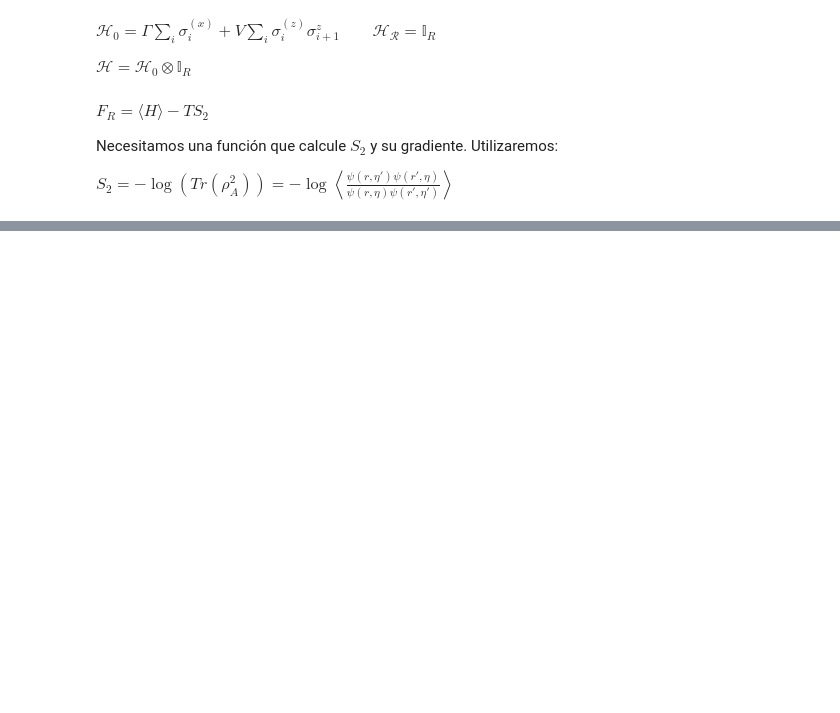
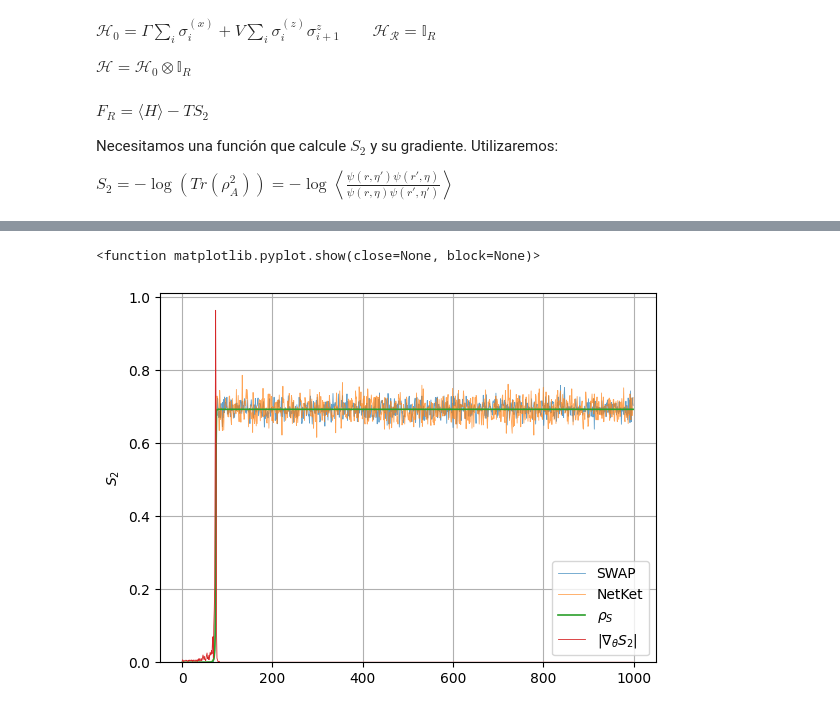
Before and after one commit to ismaelcastrouimp/TFM, a Jupyter notebook: Ancilla_Ising.ipynb, the cells around one changed output, grey strips where cells are left out. Saved outputs shown, nothing was run; the diff lists cells and outputs as text; code cells hidden in the pictures; blank space fills up the shorter version.

Commit message:
SR+SGD optimization into function

```diff
--- a/Ancilla_Ising.ipynb
+++ b/Ancilla_Ising.ipynb
@@ -2519,17 +59,0 @@ S₂=0.640790 |∇S₂|= 0.333377
-# %%
-partition = list(range(N))
-sampler = nk.sampler.ExactSampler(hilbert=hi_extended)
-model = RBM_Z2(alpha=1, trivial_Z2=True)
-vstate = nk.vqs.MCState(sampler, model, n_samples=10000)
-# vstate = nk.vqs.FullSumState(hi_extended, model)
-lr = 0.1
-# lr = optax.warmup_cosine_decay_schedule(init_value=0.5, peak_value=0.8, warmup_steps=300, decay_steps=1000, end_value=0.2)
-# lr = optax.linear_onecycle_schedule(transition_steps=1000, peak_value=0.4, pct_start=0.5, pct_final=0.9, div_factor=10, final_div_factor=100)
-optimizer = optax.sgd(learning_rate=lr,momentum=0.3)
-# optimizer = nk.optimizer.SR(diag_shift=1e-3)
-# optimizer = optax.adam(learning_rate=lr)
-T = 0.9
-
-_,_,_,f_best,E_best,S_best = free_energy_minimize(vstate, optimizer, T, partition, H_extended, 5000,isFullSum=False)
-
-print(f"Best solution: S₂={S_best:.6f}, E={E_best:.6f}, F={f_best:.6f}")
@@ -2939,0 +799,61 @@ plt.show()
+# %%
+#Comprobar que la derivada del gradiente funciona
+#Se busca el estado que maximiza S₂, en nuestro caso max(S₂)=ln(N+N_ancilla)
+
+partition = list(range(N))
+sampler = nk.sampler.ExactSampler(hilbert=hi_extended)
+# sampler = nk.sampler.MetropolisLocal(hi_extended)
+model = RBM_Z2(alpha=1, trivial_Z2=True)
+vstate = nk.vqs.MCState(sampler, model, n_samples=3008)
+vstate.init_parameters
+lr = 0.2
+optimizer = optax.sgd(learning_rate=lr,momentum=0.9)
+
+opt_state = optimizer.init(vstate.parameters)
+
+S2_history_swap = []
+S2_history_nk = []
+S2_history_trace = []
+S2_grad_history= []
+s2_lambda_history = []
+
+S2_obs = nk.experimental.observable.Renyi2EntanglementEntropy(hi_extended, partition=partition)
+
+for step in range(1000):
+    S2_nk = vstate.expect(S2_obs).mean.real*np.log(2)
+    S2, S2_grad_2 = renyi2_entropy_and_grad_sampled(vstate, partition, vstate.n_samples)
+    # S2, S2_grad_2 = renyi2_entropy_and_grad_reinforce(vstate, partition, vstate.n_samples)
+    # S2, S2_grad_2 = renyi2_grad_exact(vstate, partition)
+    # S2_lambda, S2_grad_2 = renyi2_entropy_and_grad_lambda_integral(vstate, partition, vstate.n_samples, 10)
+    S2_trace = renyi2_entropy_exact(vstate, partition)[0]
+    S2_grad = jnp.linalg.norm(jax.flatten_util.ravel_pytree(S2_grad_2)[0])
+
+    S_grad = jax.tree_util.tree_map(
+        lambda grad_S2:  - grad_S2,
+        S2_grad_2
+    )
+
+    updates, opt_state = optimizer.update(S_grad, opt_state, vstate.parameters)
+    vstate.parameters = optax.apply_updates(vstate.parameters, updates)
+
+    S2_history_swap.append(S2)
+    S2_history_nk.append(S2_nk)
+    S2_history_trace.append(S2_trace)
+    # s2_lambda_history.append(S2_lambda)
+    S2_grad_history.append(S2_grad)
+
+    if step % 20 == 0:
+        grad_norm = jnp.linalg.norm(jax.flatten_util.ravel_pytree(S_grad)[0])
+        print(f"Step {step}: S₂(SWAP)={S2:.6f}, S₂(NK)={S2_nk:.6f}, S₂(ρₛ)={S2_trace:.6f}, |∇S₂| = {S2_grad:.8f}")
+
+plt.plot(S2_history_swap, label="SWAP", linewidth=0.6, alpha=0.7)
+plt.plot(S2_history_nk, label="NetKet", linewidth=0.6, alpha=0.7)
+plt.plot(S2_history_trace, label=r"$\rho_S$", linewidth=1.2)
+# plt.plot(s2_lambda_history, label=r"$\lambda$", linewidth=0.6, alpha=0.9)
+plt.plot(S2_grad_history, label=r"$|\nabla_\theta S_2$|", linewidth=0.6,)
+plt.ylabel(r"$S_2$")
+plt.ylim(0,)
+plt.grid()
+plt.legend()
+plt.show
+# %% [output]
@@ -2939,0 +877,2 @@ plt.show()
+<function matplotlib.pyplot.show(close=None, block=None)>
+[figure, added]
```
Also changed, not shown: parts of 40 cells of this notebook.
